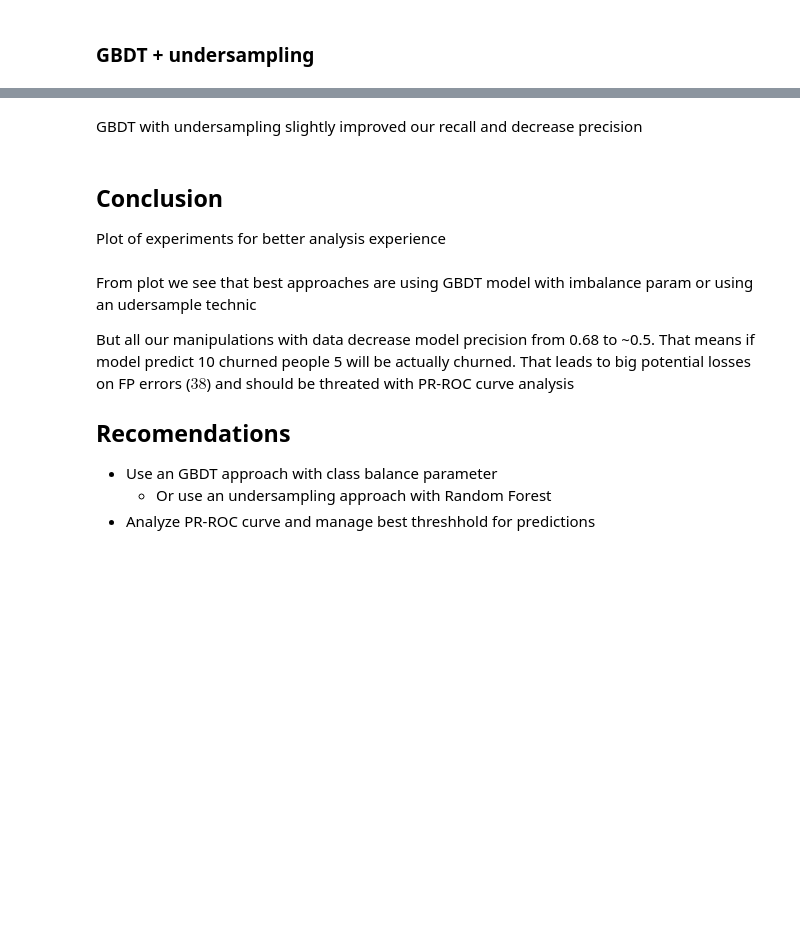
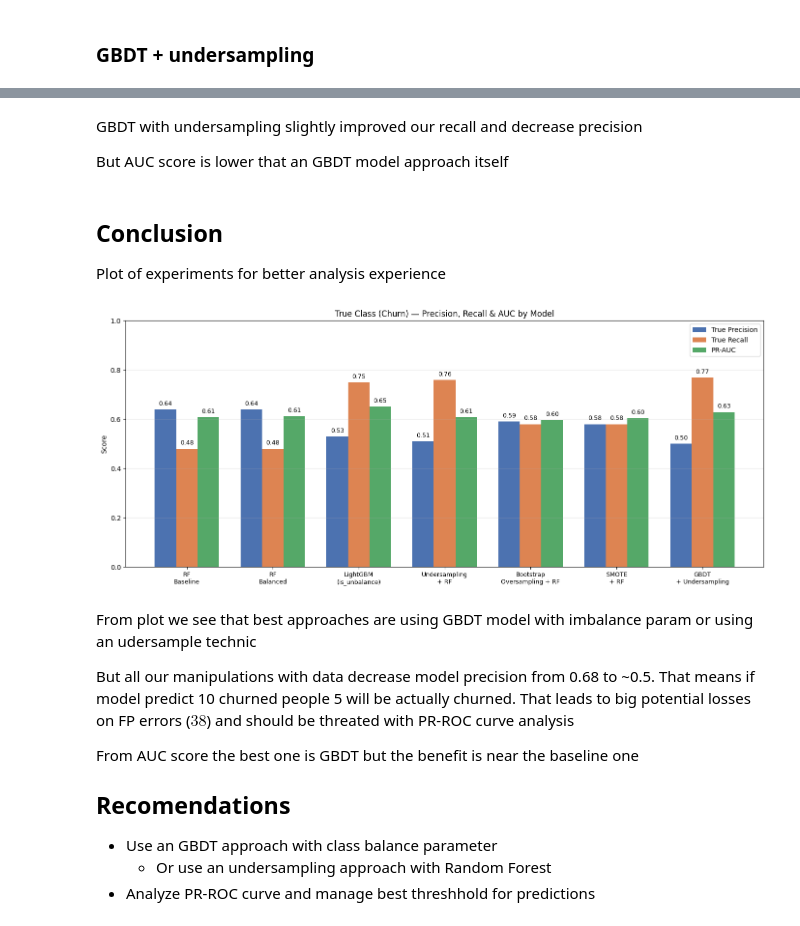
Before and after one commit to PigStep/customer-churn-prediction-telco-, a Jupyter notebook: notebooks/Baseline.ipynb, the cells around one changed output, grey strips where cells are left out. Cells and saved outputs as stored; diff of their text form; code cells hidden in the pictures; blank space fills up the shorter version.

Commit message:
feat: add PR-AUC scores

```diff
--- a/notebooks/Baseline.ipynb
+++ b/notebooks/Baseline.ipynb
@@ -227,5 +366,7 @@ print(classification_report(y, y_pred_cv))
 # %% [markdown]
 GBDT with undersampling slightly improved our recall and decrease precision
+
+But AUC score is lower that an GBDT model approach itself
 # %% [markdown]
 ## Conclusion
 
@@ -236,42 +377,50 @@ import matplotlib.pyplot as plt
 models = [
     "RF\nBaseline",
     "RF\nBalanced",
     "LightGBM\n(is_unbalance)",
     "Undersampling\n+ RF",
     "Bootstrap\nOversampling + RF",
     "SMOTE\n+ RF",
     "GBDT\n+ Undersampling",
 ]
 
 true_recall = [0.48, 0.48, 0.75, 0.76, 0.58, 0.58, 0.77]
 true_precision = [0.64, 0.64, 0.53, 0.51, 0.59, 0.58, 0.50]
+true_auc = [0.6075, 0.6123, 0.6507, 0.6088, 0.5972, 0.6039, 0.6290]
 
 x = np.arange(len(models))
-width = 0.35
+width = 0.25
 
-fig, ax = plt.subplots(figsize=(12, 6))
-bars1 = ax.bar(x - width / 2, true_precision, width, label="True Precision", color="#4C72B0")
-bars2 = ax.bar(x + width / 2, true_recall, width, label="True Recall", color="#DD8452")
+fig, ax = plt.subplots(figsize=(14, 6))
+bars1 = ax.bar(x - width, true_precision, width, label="True Precision", color="#4C72B0")
+bars2 = ax.bar(x, true_recall, width, label="True Recall", color="#DD8452")
+bars3 = ax.bar(x + width, true_auc, width, label="PR-AUC", color="#55A868")
 
 ax.set_ylabel("Score")
-ax.set_title("True Class (Churn) — Precision & Recall by Model")
+ax.set_title("True Class (Churn) — Precision, Recall & AUC by Model")
 ax.set_xticks(x)
 ax.set_xticklabels(models, fontsize=9)
 ax.set_ylim(0, 1)
 ax.legend()
 ax.grid(axis="y", alpha=0.3)
 
 for bar in bars1:
     ax.text(bar.get_x() + bar.get_width() / 2, bar.get_height() + 0.01, f"{bar.get_height():.2f}", ha="center", va="bottom", fontsize=9)
 for bar in bars2:
     ax.text(bar.get_x() + bar.get_width() / 2, bar.get_height() + 0.01, f"{bar.get_height():.2f}", ha="center", va="bottom", fontsize=9)
+for bar in bars3:
+    ax.text(bar.get_x() + bar.get_width() / 2, bar.get_height() + 0.01, f"{bar.get_height():.2f}", ha="center", va="bottom", fontsize=9)
 
 plt.tight_layout()
 plt.show()
+# %% [output]
+[figure, added]
 # %% [markdown]
 From plot we see that best approaches are using GBDT model with imbalance param or using an udersample technic
 
 But all our manipulations with data decrease model precision from 0.68 to ~0.5. That means if model predict 10 churned people 5 will be actually churned. That leads to big potential losses on FP errors ($38$) and should be threated with PR-ROC curve analysis
+
+From AUC score the best one is GBDT but the benefit is near the baseline one
 
 ## Recomendations
 
```
Also changed, not shown: parts of 21 cells of this notebook.
